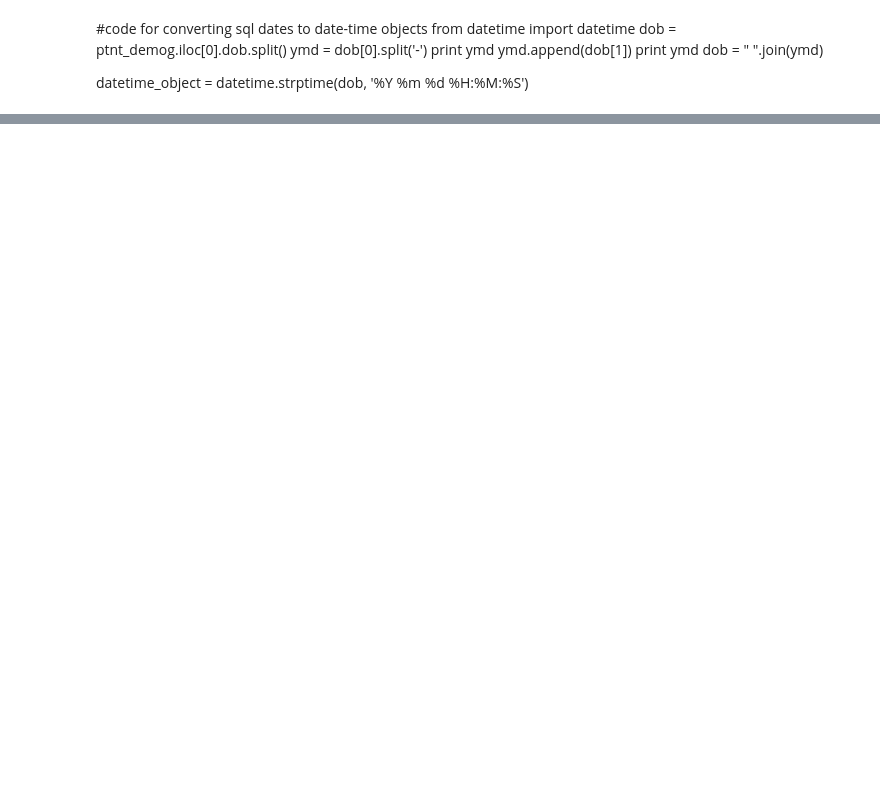
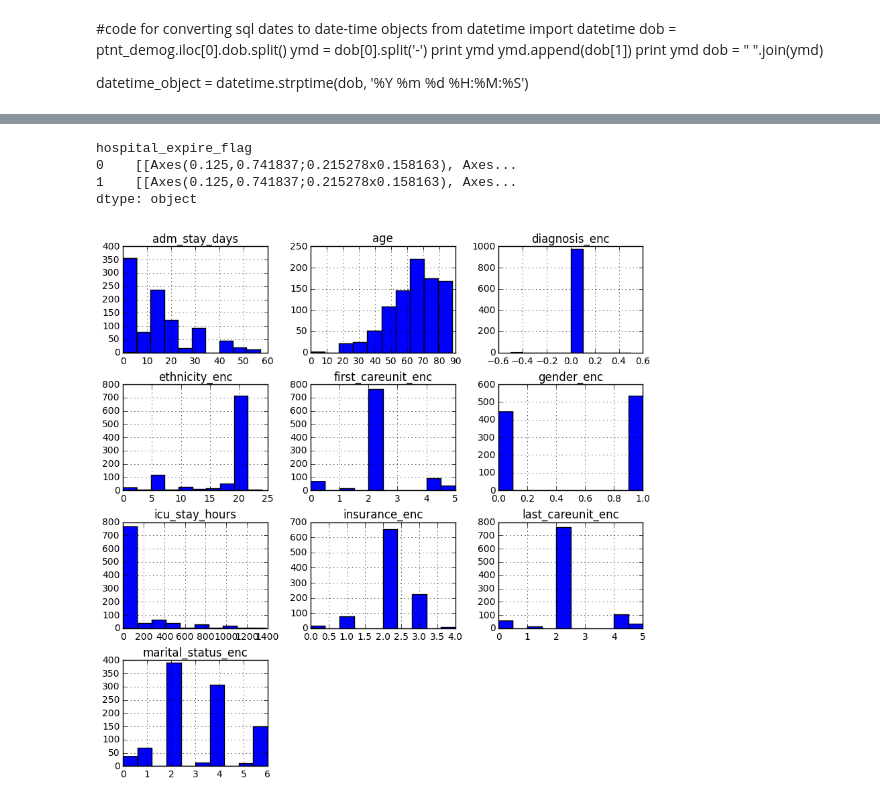
Before and after one commit to RJBeetel3/mimic3_analysis, a Jupyter notebook: SEPSIS_PATIENT_DEMOGRAPHICS.ipynb, the cells around one changed output, grey strips where cells are left out. Saved outputs shown, nothing was run; the diff lists cells and outputs as text; code cells hidden in the pictures; blank space fills up the shorter version.

```diff
--- a/SEPSIS_PATIENT_DEMOGRAPHICS.ipynb
+++ b/SEPSIS_PATIENT_DEMOGRAPHICS.ipynb
@@ -318,0 +327,6 @@ datetime_object = datetime.strptime(dob, '%Y %m %d %H:%M:%S')
+# %%
+cat_vars = list(ptnt_demog2.columns[ptnt_demog2.dtypes == object])
+# %%
+for item in cat_vars:
+    label_encoder.fit(ptnt_demog2[item])
+    ptnt_demog2[item + '_enc'] = label_encoder.transform(ptnt_demog2[item])
@@ -318,0 +359,5 @@ datetime_object = datetime.strptime(dob, '%Y %m %d %H:%M:%S')
+# %%
+cat_vars = list(ptnt_demog2.columns[ptnt_demog2.dtypes == object])
+# %%
+ptnt_demog2.drop(cat_vars, axis=1, inplace =True)
+ptnt_demog2.head()
@@ -318,0 +372,8 @@ datetime_object = datetime.strptime(dob, '%Y %m %d %H:%M:%S')
+# %%
+ptnt_demog2.groupby('hospital_expire_flag').hist(alpha = 0.3, figsize = (10, 10))
+# %% [output]
+hospital_expire_flag
+0    [[Axes(0.125,0.741837;0.215278x0.158163), Axes...
+1    [[Axes(0.125,0.741837;0.215278x0.158163), Axes...
+dtype: object
+[figure, added]
```
Also changed, not shown: parts of 20 cells of this notebook, 1 other file.
